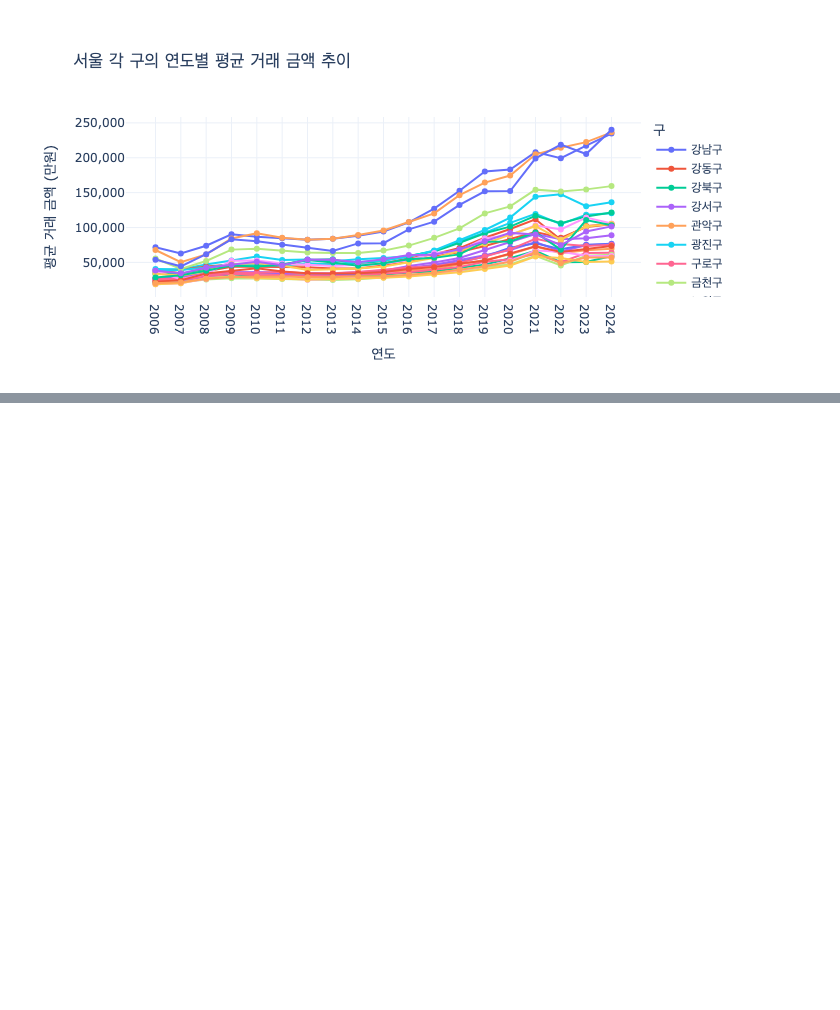
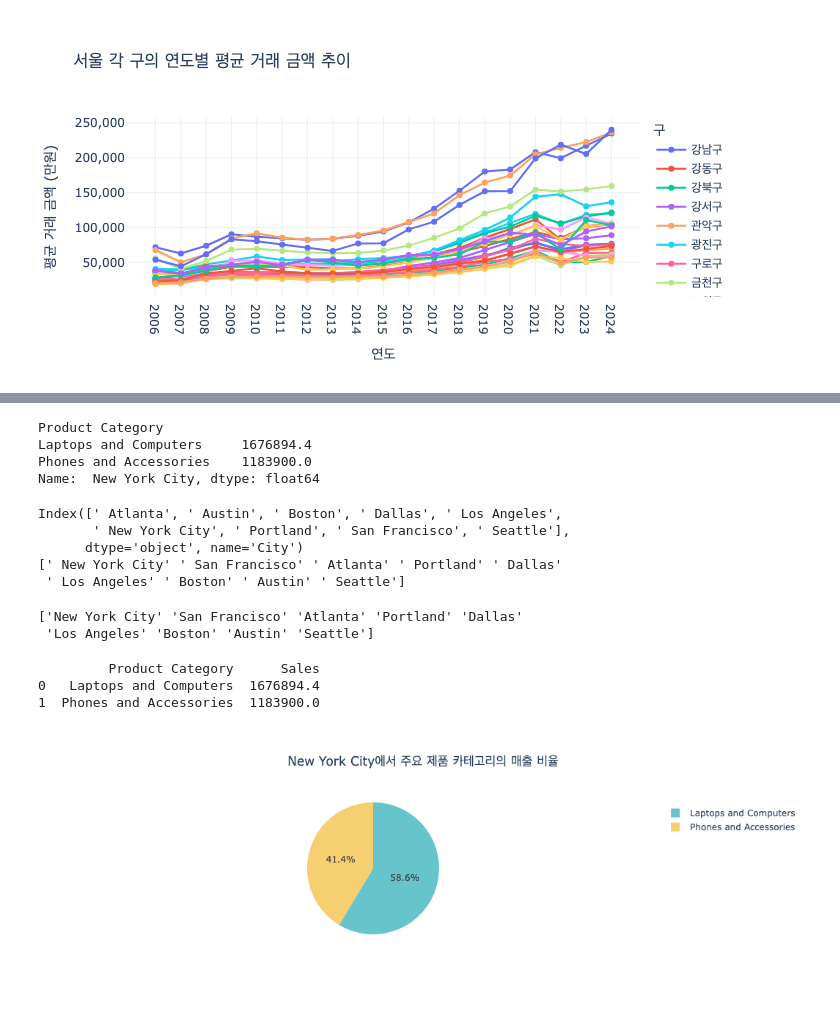
Before and after one commit to rekdms/data-Analysis, a Jupyter notebook: fun-coding/ch11.ipynb, the cells around one changed output, grey strips where cells are left out. Cells and saved outputs as stored; diff of their text form; code cells hidden in the pictures; blank space fills up the shorter version.

```diff
--- a/fun-coding/ch11.ipynb
+++ b/fun-coding/ch11.ipynb
@@ -484,0 +485,4 @@ fig.show()
+# %%
+import pandas as pd
+df = pd.read_csv('ecommerce_sales_data.csv')
+df.head()
@@ -484,0 +523,66 @@ fig.show()
+# %%
+city_category_sales = pd.pivot_table(
+    df,
+    values='Sales',
+    index='City',
+    columns='Product Category',
+    aggfunc='sum'
+)
+
+nyc_sales = city_category_sales.loc[' New York City', ['Laptops and Computers', 'Phones and Accessories']]
+nyc_slaes = nyc_sales.reset_index()
+nyc_sales.columns = ['Product Category', 'Sales']
+print(nyc_sales)
+# %% [output]
+Product Category
+Laptops and Computers     1676894.4
+Phones and Accessories    1183900.0
+Name:  New York City, dtype: float64
+# %%
+nyc_sales = city_category_sales.loc[' New York City', ['Laptops and Computers', 'Phones and Accessories']]
+print(city_category_sales.index)
+print(df['City'].unique())
+# %% [output]
+Index([' Atlanta', ' Austin', ' Boston', ' Dallas', ' Los Angeles',
+       ' New York City', ' Portland', ' San Francisco', ' Seattle'],
+      dtype='object', name='City')
+[' New York City' ' San Francisco' ' Atlanta' ' Portland' ' Dallas'
+ ' Los Angeles' ' Boston' ' Austin' ' Seattle']
+# %%
+df['City'] = df['City'].str.strip()
+print(df['City'].unique())
+# %% [output]
+['New York City' 'San Francisco' 'Atlanta' 'Portland' 'Dallas'
+ 'Los Angeles' 'Boston' 'Austin' 'Seattle']
+# %%
+city_category_sales = pd.pivot_table(
+    df,
+    values='Sales',
+    index='City',
+    columns='Product Category',
+    aggfunc='sum'
+)
+nyc_sales = city_category_sales.loc['New York City', ['Laptops and Computers', 'Phones and Accessories']]
+nyc_sales = nyc_sales.reset_index()
+nyc_sales.columns = ['Product Category', 'Sales']
+print(nyc_sales)
+# %% [output]
+         Product Category      Sales
+0   Laptops and Computers  1676894.4
+1  Phones and Accessories  1183900.0
+# %%
+import plotly.express as px
+fig = px.pie(
+    nyc_sales,
+    values='Sales',
+    names='Product Category',
+    title='New York City에서 주요 제품 카테고리의 매출 비율',
+    color_discrete_sequence=px.colors.qualitative.Pastel
+)
+fig.update_layout(
+    title_x=0.5,
+    template='plotly_white'
+)
+fig.show()
+# %% [output]
+[figure, added]
```
Also changed, not shown: parts of 10 cells of this notebook, 2 other files.
